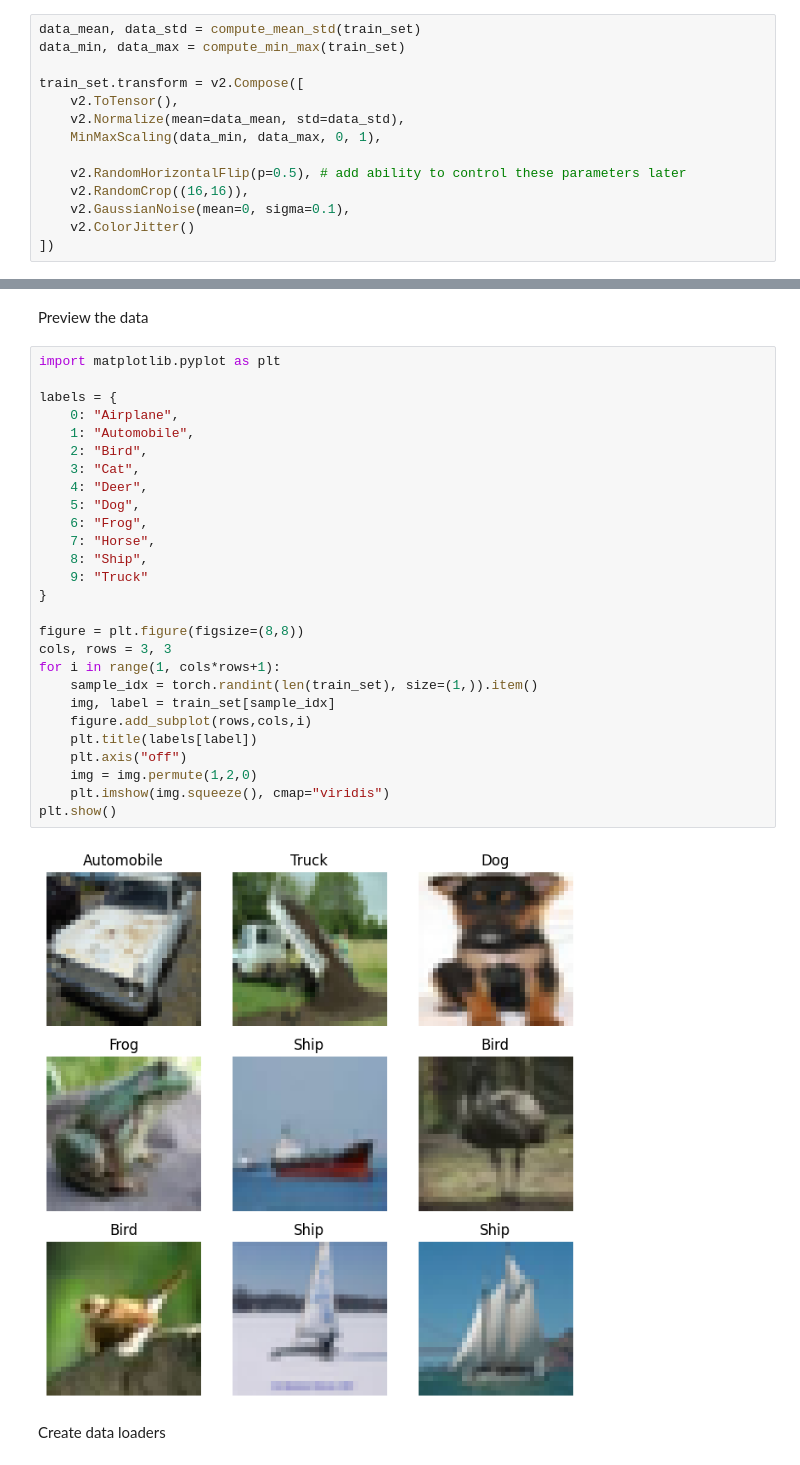
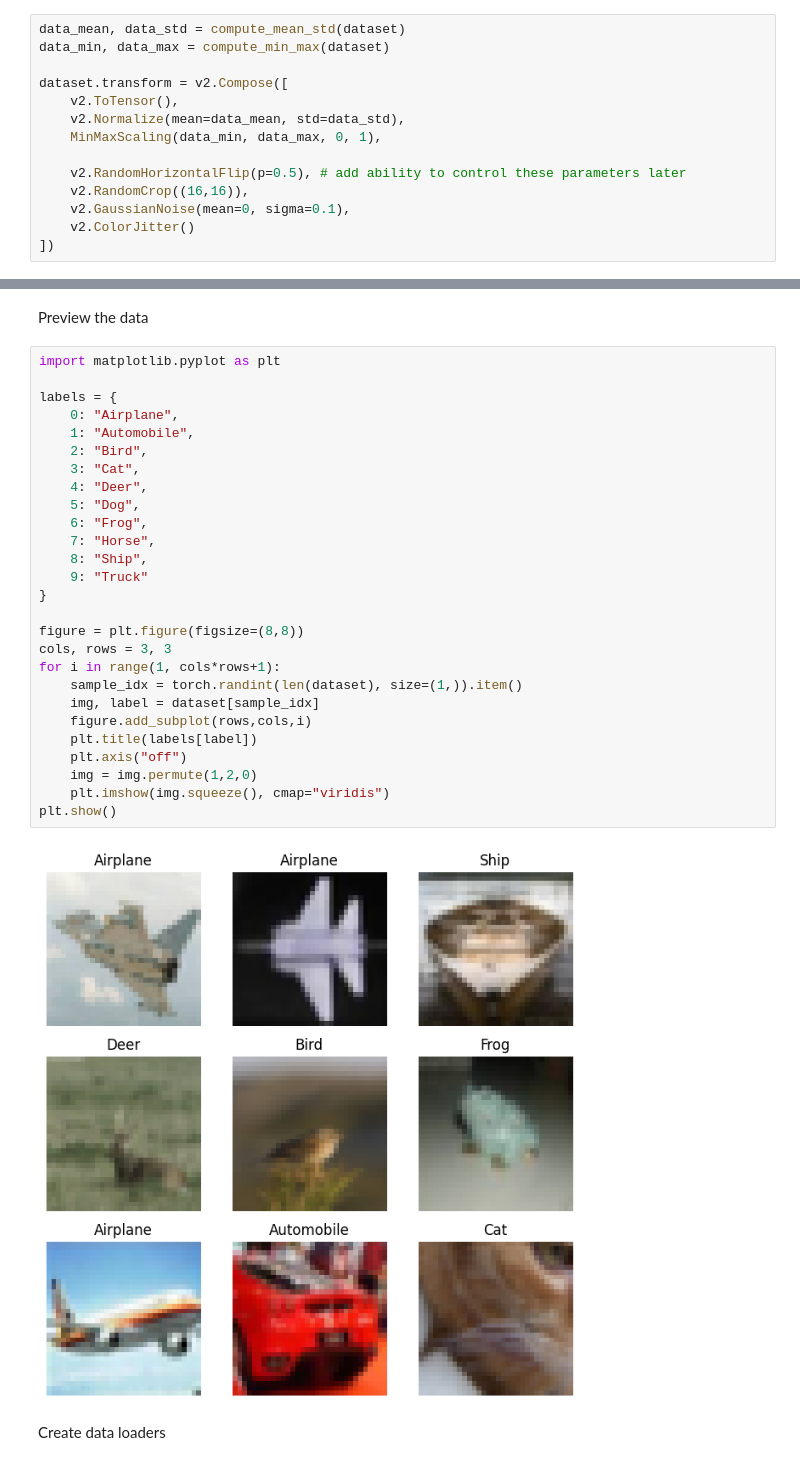
Before and after one commit to eliasswitzer/cosc-4p96-assignment-1, a Jupyter notebook: full_pipeline.ipynb, the cells around one changed output, grey strips where cells are left out. Saved outputs shown, nothing was run; the diff lists cells and outputs as text.

```diff
--- a/full_pipeline.ipynb
+++ b/full_pipeline.ipynb
@@ -63,10 +59,10 @@ def compute_mean_std(dataset):
 # %% [markdown]
 Apply the data transformations
 # %%
-data_mean, data_std = compute_mean_std(train_set)
-data_min, data_max = compute_min_max(train_set)
+data_mean, data_std = compute_mean_std(dataset)
+data_min, data_max = compute_min_max(dataset)
 
-train_set.transform = v2.Compose([
+dataset.transform = v2.Compose([
     v2.ToTensor(),
     v2.Normalize(mean=data_mean, std=data_std),
     MinMaxScaling(data_min, data_max, 0, 1),
@@ -81,32 +91,32 @@ Preview the data
 # %%
 import matplotlib.pyplot as plt
 
 labels = {
     0: "Airplane",
     1: "Automobile",
     2: "Bird",
     3: "Cat",
     4: "Deer",
     5: "Dog",
     6: "Frog",
     7: "Horse",
     8: "Ship",
     9: "Truck"
 }
 
 figure = plt.figure(figsize=(8,8))
 cols, rows = 3, 3
 for i in range(1, cols*rows+1):
-    sample_idx = torch.randint(len(train_set), size=(1,)).item()
-    img, label = train_set[sample_idx]
+    sample_idx = torch.randint(len(dataset), size=(1,)).item()
+    img, label = dataset[sample_idx]
     figure.add_subplot(rows,cols,i)
     plt.title(labels[label])
     plt.axis("off")
     img = img.permute(1,2,0)
     plt.imshow(img.squeeze(), cmap="viridis")
 plt.show()
 # %% [output]
-[figure, old version]
+[figure, new version]
 # %% [markdown]
 Create data loaders
 # %%
```
Also changed, not shown: parts of 6 cells of this notebook, 1 other file.
